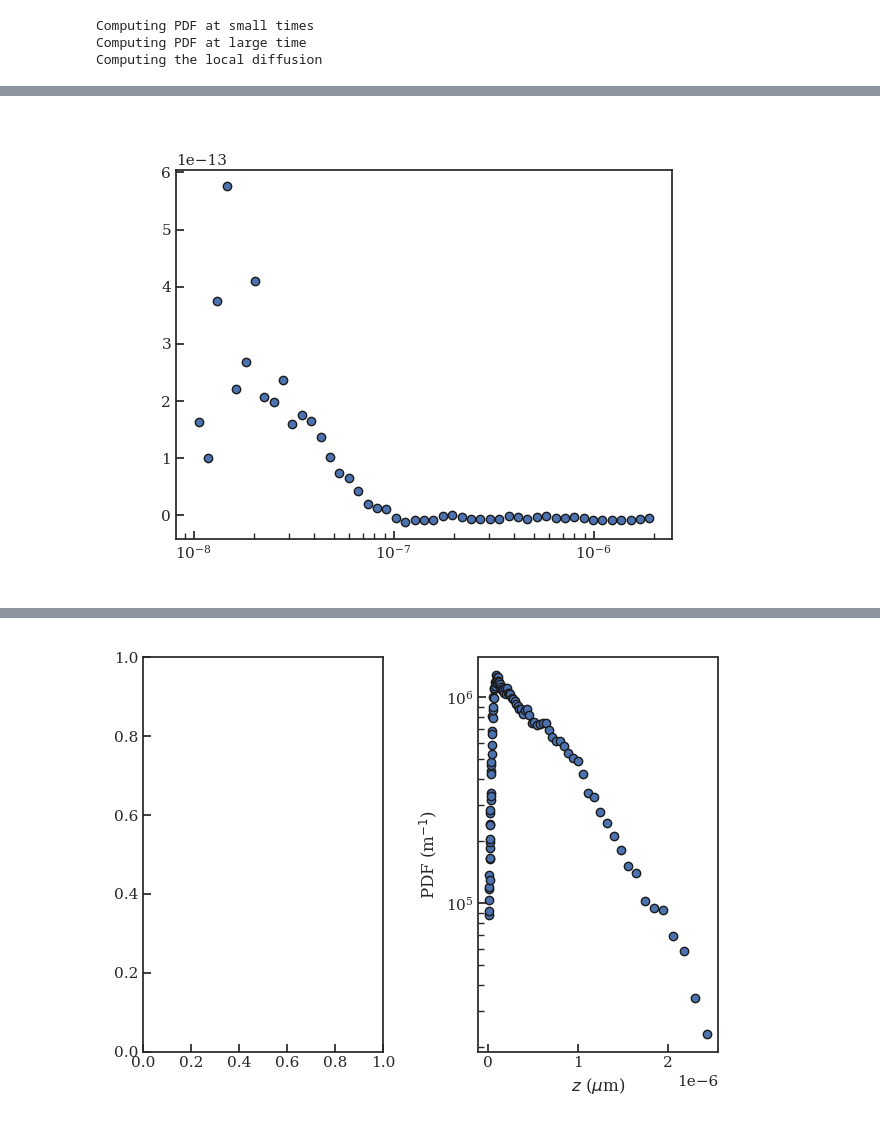
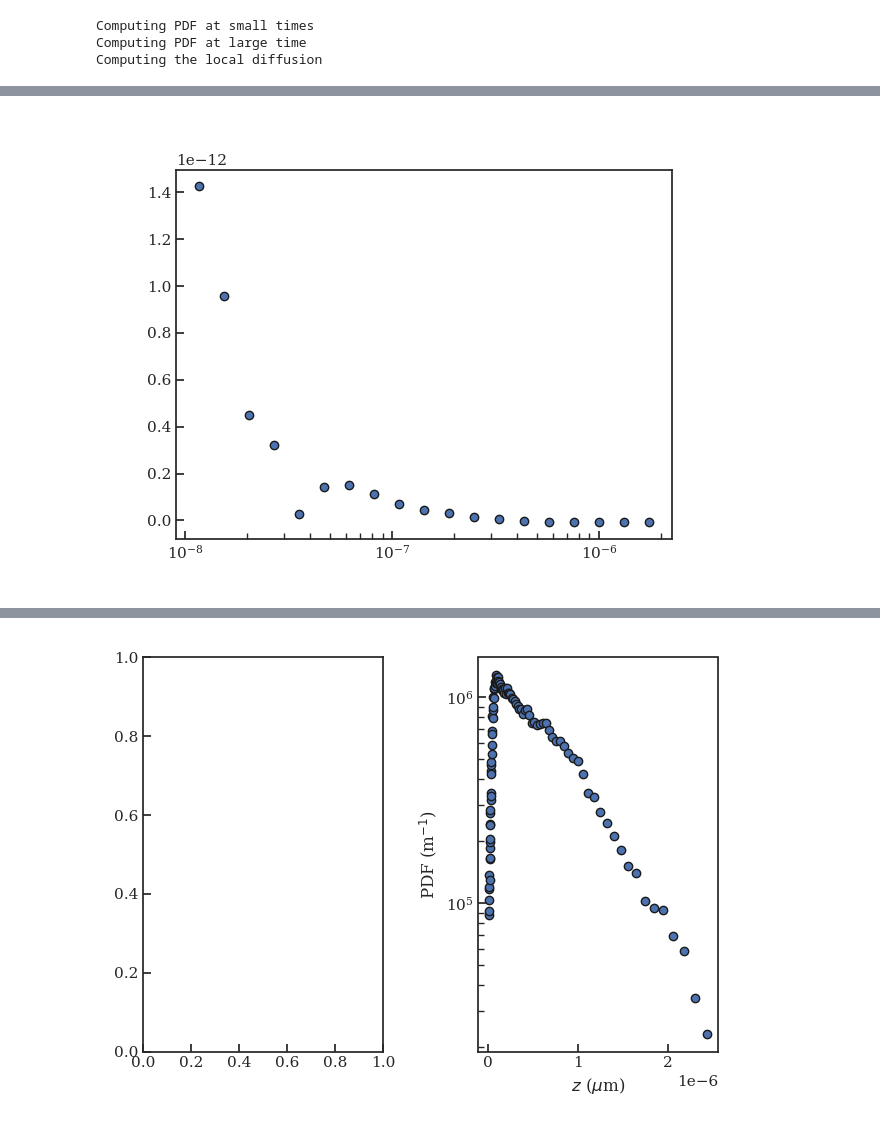
Before and after one commit to eXpensia/Confined_Brownian_Analysis, a Jupyter notebook: tutorial/tutorial.ipynb, the cells around one changed output, grey strips where cells are left out. Drawn from its saved outputs; the diff is of its cells as text; code cells hidden in the pictures.

```diff
--- a/tutorial/tutorial.ipynb
+++ b/tutorial/tutorial.ipynb
@@ -21,4 +23,4 @@ custom_params = {
 }
 sns.set_theme(context = "notebook", style="ticks", rc=custom_params)
 # %%
-data = Data(file = "xyz.mat", fps = 100, cutoff= 120000)
+data = cb.Data(file = "example_trajectory.mat", fps = 100, cutoff= 120000)
@@ -37,8 +37,8 @@ args = {
     "t_sPDF":(0.01, 0.05),  # Short time PDF dispalcement
     "range_pdf": (1e-8, 2.5e-6),  # Range of the height PDF
     "num_pdf":  70,  # number of bins in the height PDF
-    "range_F_eq": (1e-8, 2e-6),
-    "num_F_eq":  50,
+    "range_F_eq": (2e-8, 2e-6),
+    "num_F_eq":  20,
     "SPDF_bins": 40,  # Short time PDF bins
     "t_Lpdf":  (18.0, 20.0),  # time for the long time PDF
     "range_D": (1e-9, 2e-6),  # range of computation of Ronceray
@@ -48,7 +48,7 @@ args = {
 }
 # %%
 data.dedrift(window = 5000)
-analysis = Data_analysis(data, **args)
+analysis = cb.Observables(data, **args)
 # %%
 data.plot_1D("z")
 # %% [output]
@@ -81,8 +77,12 @@ array([1., 2., 3., 4.])
 # %%
+analysis.range_F_eq=  (1e-8, 2e-6)
+analysis.num_F_eq =20
+
+
 plt.figure()
 plt.semilogx(analysis.z_F_eq, analysis.F_eq, "o")
 
 plt.show()
 # %% [output]
-[figure, old version]
+[figure, new version]
 # %%
```
Also changed, not shown: parts of 10 cells of this notebook, 27 other files.
